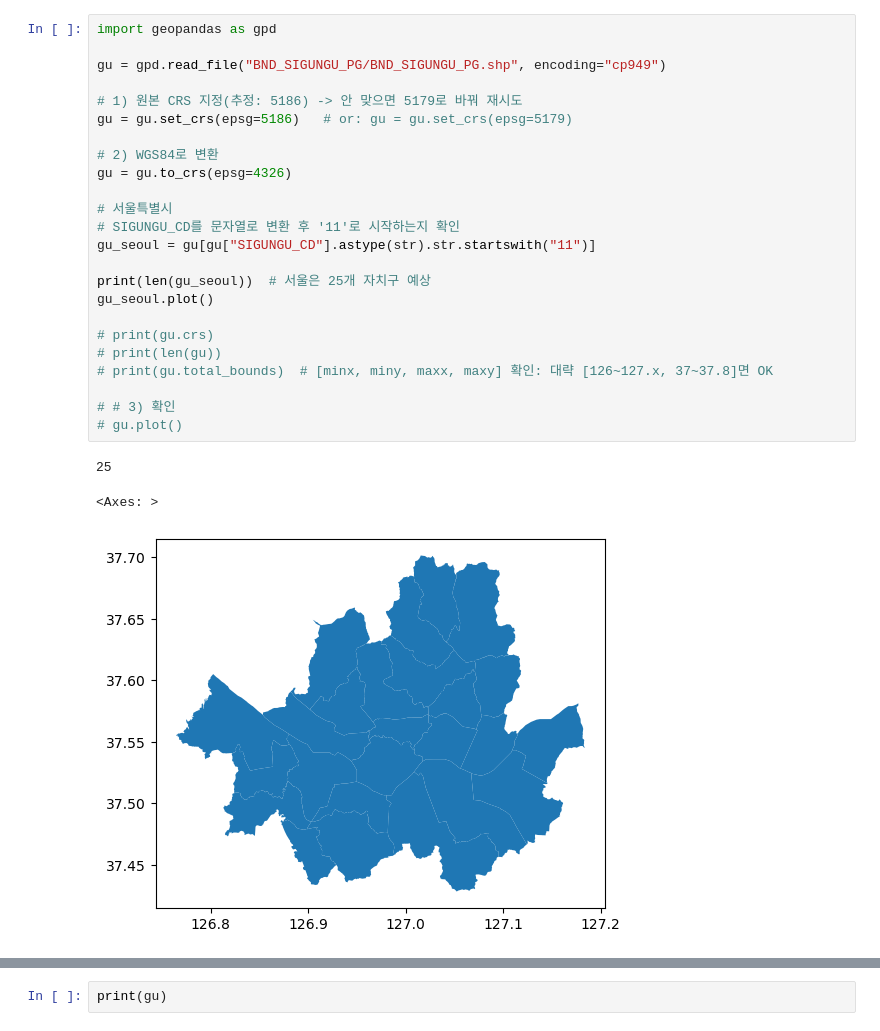
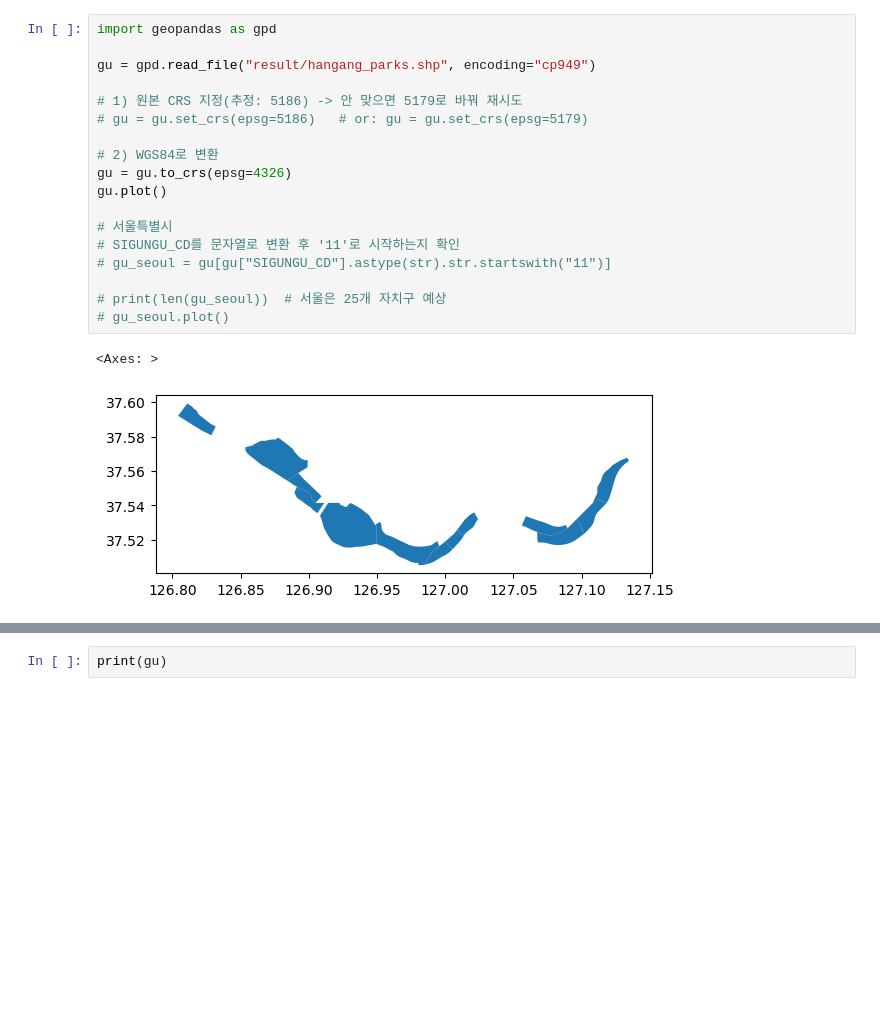
Before and after one commit to daeunpk/seoul_datahub_contest, a Jupyter notebook: map/get_geojson.ipynb, the cells around one changed output, grey strips where cells are left out. Drawn from its saved outputs; the diff is of its cells as text; blank space fills up the shorter version.

```diff
--- a/map/get_geojson.ipynb
+++ b/map/get_geojson.ipynb
@@ -1,28 +1,21 @@
 # %%
 import geopandas as gpd
 
-gu = gpd.read_file("BND_SIGUNGU_PG/BND_SIGUNGU_PG.shp", encoding="cp949")
+gu = gpd.read_file("result/hangang_parks.shp", encoding="cp949")
 
 # 1) 원본 CRS 지정(추정: 5186) -> 안 맞으면 5179로 바꿔 재시도
-gu = gu.set_crs(epsg=5186)   # or: gu = gu.set_crs(epsg=5179)
+# gu = gu.set_crs(epsg=5186)   # or: gu = gu.set_crs(epsg=5179)
 
 # 2) WGS84로 변환
 gu = gu.to_crs(epsg=4326)
+gu.plot()
 
 # 서울특별시
 # SIGUNGU_CD를 문자열로 변환 후 '11'로 시작하는지 확인
-gu_seoul = gu[gu["SIGUNGU_CD"].astype(str).str.startswith("11")]
+# gu_seoul = gu[gu["SIGUNGU_CD"].astype(str).str.startswith("11")]
 
-print(len(gu_seoul))  # 서울은 25개 자치구 예상
-gu_seoul.plot()
-
-# print(gu.crs)
-# print(len(gu))
-# print(gu.total_bounds)  # [minx, miny, maxx, maxy] 확인: 대략 [126~127.x, 37~37.8]면 OK
-
-# # 3) 확인
-# gu.plot()
+# print(len(gu_seoul))  # 서울은 25개 자치구 예상
+# gu_seoul.plot()
 # %% [output]
-25
+<Axes: >
-<Axes: >
-[figure, old version]
+[figure, new version]
```
Also changed, not shown: parts of 9 cells of this notebook, 21 other files.
